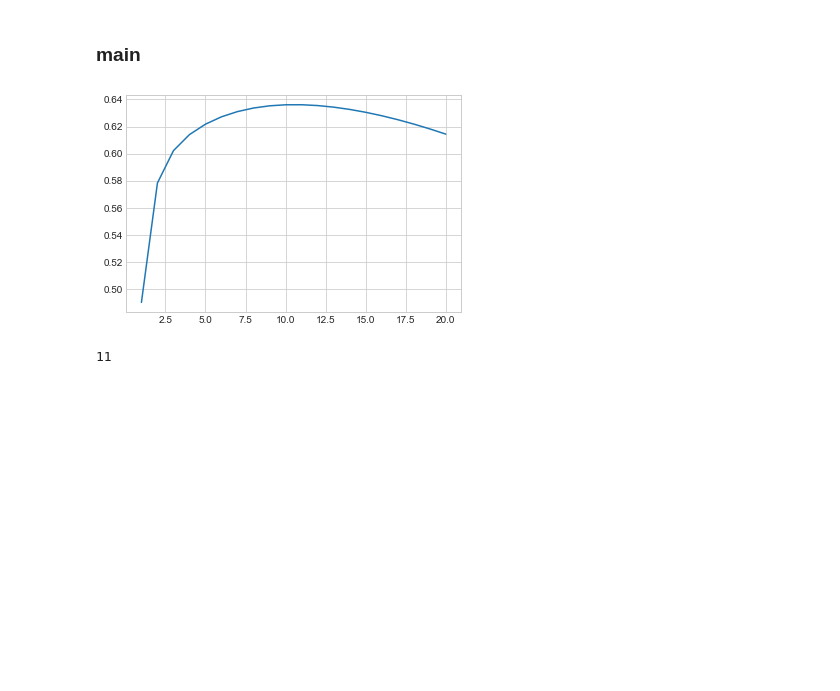
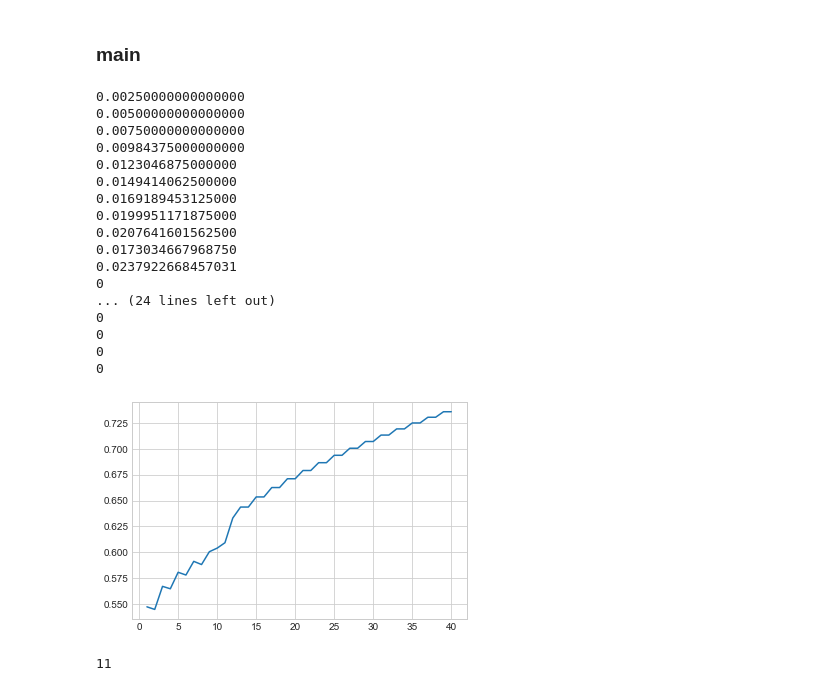
Before and after one commit to k33asby/opinion-aggregation-experiment, a Jupyter notebook: py/sumilation.ipynb, the cells around one changed output. Saved outputs shown, nothing was run; the diff lists cells and outputs as text; code cells hidden in the pictures; blank space fills up the shorter version.

Commit message:
Add 2.2 method

```diff
--- a/py/sumilation.ipynb
+++ b/py/sumilation.ipynb
@@ -335,6 +335,19 @@ class Modeling:
         for t in range(1, 1000):
             diff = self.time_priority_method(t + 1, w, p, lambda_poisson) - self.time_priority_method(t, w, p, lambda_poisson)
             if diff < 0: return t
+
+    # 2.2, 投票数優先意見集約法
+    # n人集まるまで待って多数決を行う
+    # 効用を予測精度と所要時間の差で表す
+    def poll_priority_method(self, n, w, p, lambda_poisson):
+        utility = 0
+        utility += self.acc(n, p)
+        # 積分を行う
+        t = Symbol('t')
+        integrand = w * t * self.gamma_possibility(n, t, lambda_poisson) # 被積分関数
+        print integrate(integrand, (t, 0, 100))
+        utility -= integrate(integrand, (t, 0, 100))
+        return utility
 # %% [markdown]
 ### PlotGraphクラス
 # %%
@@ -712,32 +725,49 @@ sns.set_style("whitegrid")
 # %%
 m = Modeling(0,0)
 
 # x_axis = np.linspace(1,99,99)
 # y_axis_poisson=[]
 # y_axis_gamma=[]
 # for x in x_axis:
 #     y_axis_poisson.append(m.poisson_possibility(x, 10, 5))
 #     y_axis_gamma.append(m.gamma_possibility(x,10,5))
 # plt.plot(x_axis, y_axis_poisson, label='p')
 # plt.plot(x_axis, y_axis_gamma, label='g')
 # plt.legend()
 # plt.show()
 
-x_axis = np.linspace(1, 20, 20)
-y_axis_time_priority =  [m.time_priority_method(int(x), 0.01, 0.55, 4) for x in x_axis]
+x_axis = np.linspace(1, 40, 40)
+y_axis_time_priority =  [m.poll_priority_method(int(x), 0.01, 0.55, 4) for x in x_axis]
 plt.plot(x_axis, y_axis_time_priority)
 plt.legend()
 plt.show()
 
 # init_printing()      # 出力を整形
 
 # x = Symbol('x')                  # 文字'x'を変数xとして定義
 
 # grad = diff(m.time_priority_method(x, 0.01, 0.7, 2), x)
 # grad
 # grad.subs([(x, 10)])
 
 m.inc_and_dec_time_priority_method(0.01, 0.55, 4)
 # %% [output]
+0.00250000000000000
+0.00500000000000000
+0.00750000000000000
+0.00984375000000000
+0.0123046875000000
+0.0149414062500000
+0.0169189453125000
+0.0199951171875000
+0.0207641601562500
+0.0173034667968750
+0.0237922668457031
+0
+... (24 lines left out)
+0
+0
+0
+0
-[figure, old version]
+[figure, new version]
-11
+11
```
Also changed, not shown: 1 other file.
